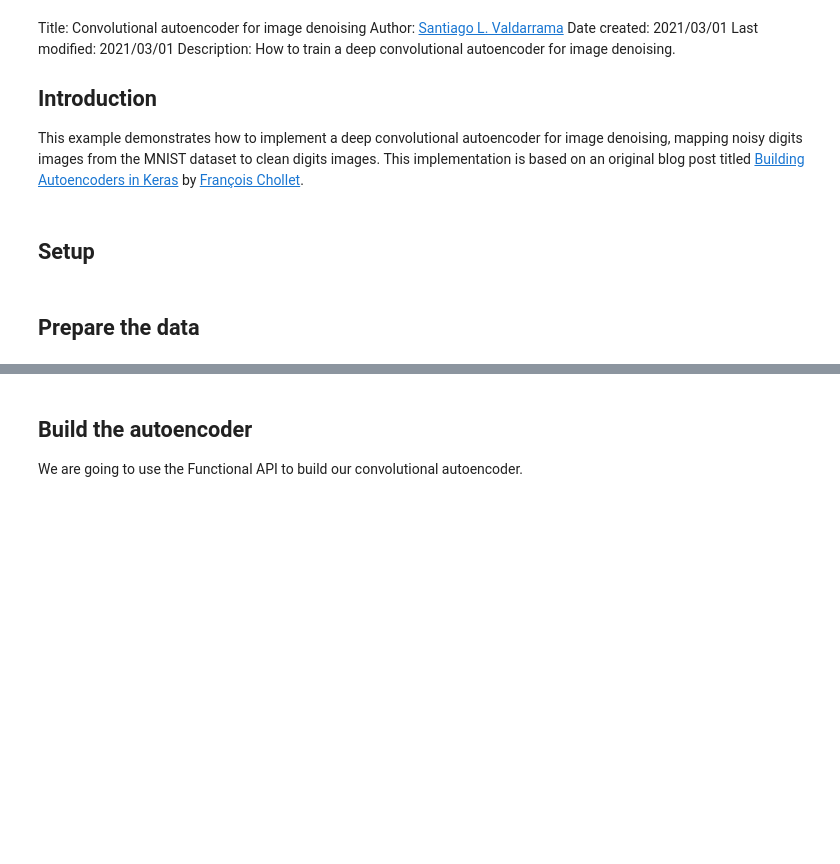
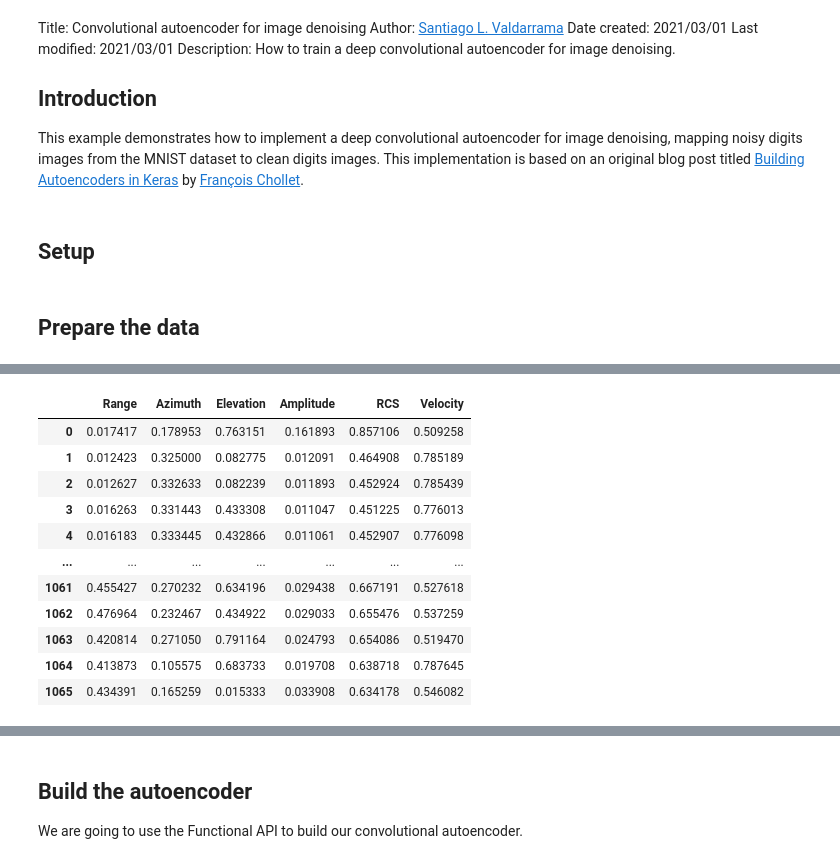
Before and after one commit to artinmajdi/PointCloud-Object-Detection-in-Autonomous-Driving, a Jupyter notebook: autoencoder.ipynb, the cells around one changed output, grey strips where cells are left out. Drawn from its saved outputs; the diff is of its cells as text; code cells hidden in the pictures; blank space fills up the shorter version.

Commit message:
refactored the autoencoder

```diff
--- a/autoencoder.ipynb
+++ b/autoencoder.ipynb
@@ -154,0 +132,73 @@ test_data = data.drop(train_data.index)
+# %%
+class Optimization_Vector_Input(DataLoader):
+
+    def __init__(self, dataset_directory='/home/artin/Documents/10dB_CR_10deg_in_2021-10-15-14-15-49' , modality='Radar'):
+
+        self.dataset_directory = dataset_directory
+        self.modality = modality
+
+
+        DataLoader.__init__(self, filname='1_.txt', modality=modality, dataset_directory=dataset_directory)
+
+        self.data = self.get_data(data_type='vector' , normalize=True)
+
+        # data2 = DataLoader(filname='2_.txt', modality=modality, dataset_directory=dataset_directory).get_data(data_type='vector' , normalize=True)
+
+
+        self._separate_train_valid_test(data=self.data, train_valid_test_ratio=[3 , 1 , 1])
+
+        self.model = self.architecture(input_shape=(self.data.shape[1],1))
+
+    def _separate_train_valid_test(self, data , train_valid_test_ratio=[0.6, 0.2, 0.2]):
+
+        frac = {}
+        for ix, mode in enumerate(['train' , 'valid' , 'test']):
+            frac[mode] = train_valid_test_ratio[ix]/sum(train_valid_test_ratio)
+
+
+        self.train_data = data.sample(frac=frac['train'], random_state=42)
+        data.drop(self.train_data.index)
+
+        self.valid_data = data.sample(frac=frac['valid'], random_state=42)
+        data.drop(self.valid_data.index)
+
+        self.test_data  = data.copy()
+
+    def architecture(self, input_shape: tuple):
+
+        input = layers.Input(shape=input_shape)
+
+        # Encoder
+        x = layers.Conv1D(filters=256, kernel_size=3, strides=1, padding='same', activation='relu')(input)
+        x = layers.Conv1D(filters=512, kernel_size=3, strides=1, padding='same', activation='relu')(x)
+        x = layers.Conv1D(filters=512, kernel_size=3, strides=2, padding='same', activation='relu')(x)
+
+        # Decoder
+        x = layers.Conv1DTranspose(filters=256, strides=2, kernel_size=3, padding='same', activation='relu')(x)
+        x = layers.Conv1DTranspose(filters=256, strides=1, kernel_size=3, padding='same', activation='relu')(x)
+        x = layers.Conv1DTranspose(filters=1,   strides=1, kernel_size=3, padding='same', activation='sigmoid')(x)
+
+
+        # Autoencoder
+        model = Model(input, x)
+        model.compile(optimizer="adam", loss="binary_crossentropy")
+
+        return model
+
+    def fit(self, epochs=5, batch_size=32):
+
+        self.model.fit(x=self.train_data, y=self.train_data, epochs=epochs, batch_size=batch_size, validation_data=(self.valid_data, self.valid_data))
+
+    def predict(self, data):
+
+        predictions = self.model.predict(data)
+        predictions = pd.DataFrame(predictions[:,:,0], columns=data.columns, index=data.index)
+        return predictions
+
+
+
+autoencoder_vectorized_input = Optimization_Vector_Input(dataset_directory='/home/artin/Documents/10dB_CR_10deg_in_2021-10-15-14-15-49' , modality='Radar')
+autoencoder_vectorized_input.fit(epochs=5, batch_size=32)
+predictions = autoencoder_vectorized_input.predict(data=autoencoder_vectorized_input.test_data)
+predictions
+# %% [output]
@@ -154,0 +215,12 @@ test_data = data.drop(train_data.index)
+|  | Range | Azimuth | Elevation | Amplitude | RCS | Velocity |
+| 0 | 0.017417 | 0.178953 | 0.763151 | 0.161893 | 0.857106 | 0.509258 |
+| 1 | 0.012423 | 0.325000 | 0.082775 | 0.012091 | 0.464908 | 0.785189 |
+| 2 | 0.012627 | 0.332633 | 0.082239 | 0.011893 | 0.452924 | 0.785439 |
+| 3 | 0.016263 | 0.331443 | 0.433308 | 0.011047 | 0.451225 | 0.776013 |
+| 4 | 0.016183 | 0.333445 | 0.432866 | 0.011061 | 0.452907 | 0.776098 |
+| ... | ... | ... | ... | ... | ... | ... |
+| 1061 | 0.455427 | 0.270232 | 0.634196 | 0.029438 | 0.667191 | 0.527618 |
+| 1062 | 0.476964 | 0.232467 | 0.434922 | 0.029033 | 0.655476 | 0.537259 |
+| 1063 | 0.420814 | 0.271050 | 0.791164 | 0.024793 | 0.654086 | 0.519470 |
+| 1064 | 0.413873 | 0.105575 | 0.683733 | 0.019708 | 0.638718 | 0.787645 |
+| 1065 | 0.434391 | 0.165259 | 0.015333 | 0.033908 | 0.634178 | 0.546082 |
```
Also changed, not shown: parts of 8 cells of this notebook.
